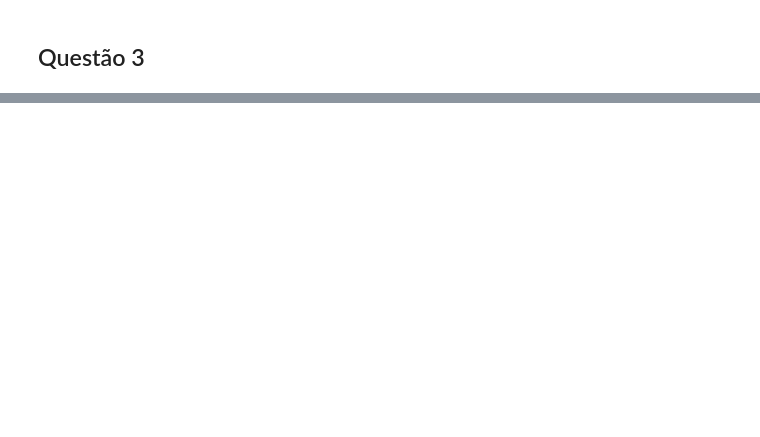
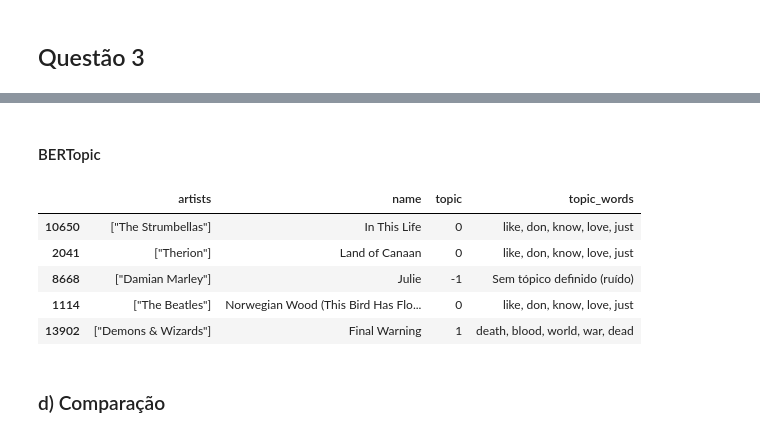
Before and after one commit to Arthurpmrs/nlp-numerical-methods, a Jupyter notebook: nlp/09_lista2_v2.ipynb, the cells around one changed output, grey strips where cells are left out. Cells and saved outputs as stored; diff of their text form; code cells hidden in the pictures; blank space fills up the shorter version.

```diff
--- a/nlp/09_lista2_v2.ipynb
+++ b/nlp/09_lista2_v2.ipynb
@@ -697,0 +823,7 @@ results_df
+# %%
+# Executar separado para ser possível reaproveitar.
+embedding_model = SentenceTransformer("all-MiniLM-L6-v2", device=device)
+embeddings = embedding_model.encode(
+    documents,
+    show_progress_bar=True
+)
@@ -697,0 +1042,32 @@ results_df
+# %% [markdown]
+#### BERTopic
+# %%
+# Mapeamento dos tópicos para as músicas escolhidas
+topics_by_document = pd.Series(model_9_topics.topics_, index=df.index)
+
+selected_indices = df.sample(5, random_state=42).index
+selected = df.loc[selected_indices].copy()
+
+selected["topic"] = topics_by_document.loc[selected_indices]
+
+# Representa cada tópico pelas suas 5 palavras principais.
+selected["topic_words"] = selected["topic"].apply(
+    lambda topic_id: (
+        ", ".join(
+            word for word, _ in model_9_topics.get_topic(topic_id)[:5]
+        )
+        if topic_id != -1
+        else "Sem tópico definido (ruído)"
+    )
+)
+
+display(selected[["artists", "name", "topic", "topic_words"]])
+# %% [output]
+|  | artists | name | topic | topic_words |
+| 10650 | ["The Strumbellas"] | In This Life | 0 | like, don, know, love, just |
+| 2041 | ["Therion"] | Land of Canaan | 0 | like, don, know, love, just |
+| 8668 | ["Damian Marley"] | Julie | -1 | Sem tópico definido (ruído) |
+| 1114 | ["The Beatles"] | Norwegian Wood (This Bird Has Flo... | 0 | like, don, know, love, just |
+| 13902 | ["Demons & Wizards"] | Final Warning | 1 | death, blood, world, war, dead |
+# %% [markdown]
+### d) Comparação
```
Also changed, not shown: parts of 23 cells of this notebook.
